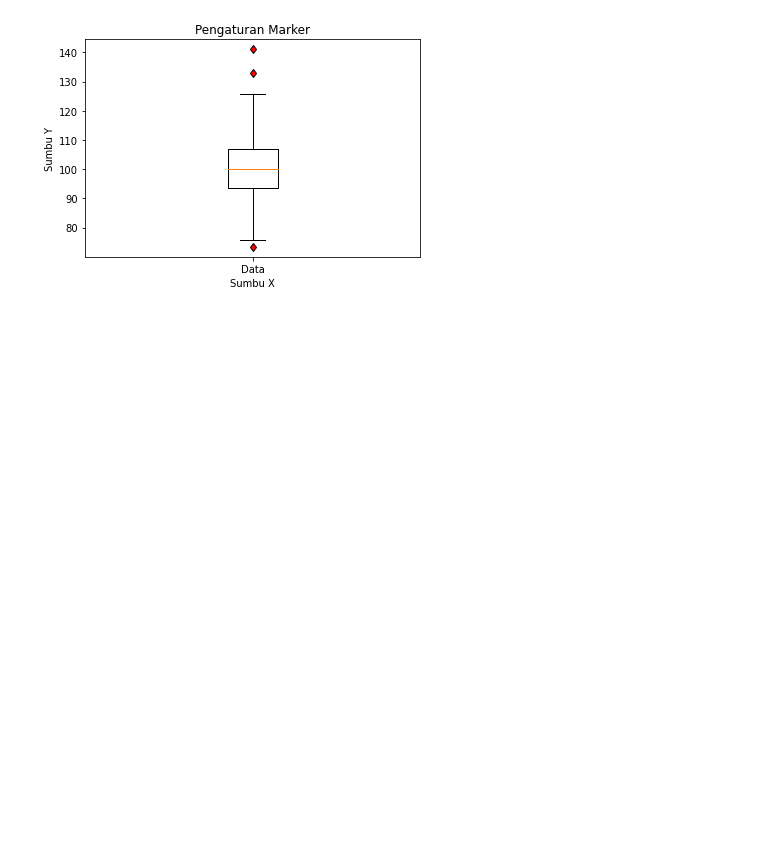
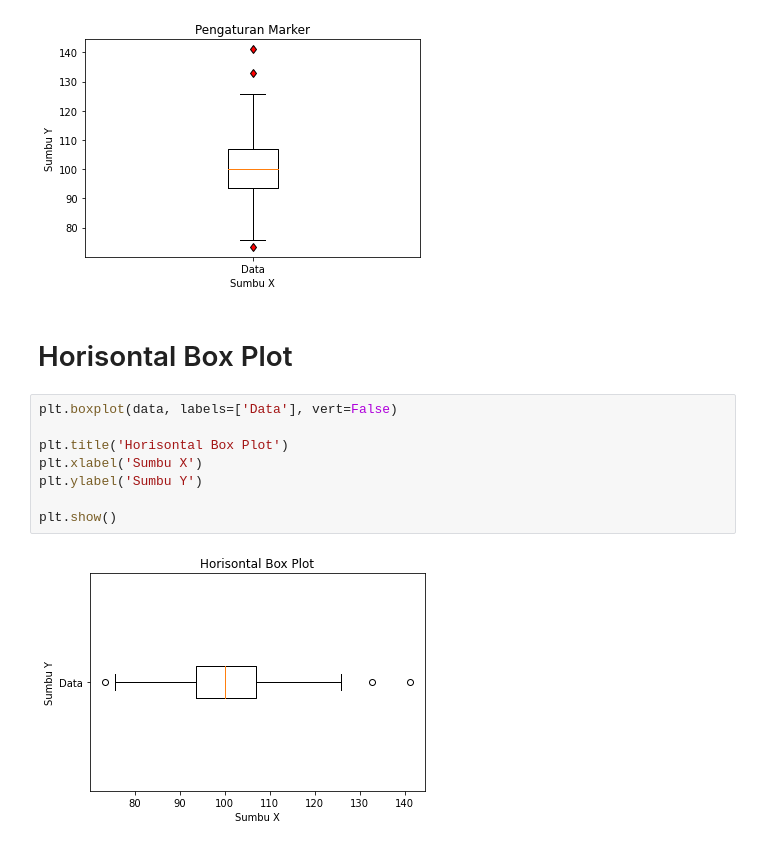
Before and after one commit to jstinlie/BelajarMatplotlib, a Jupyter notebook: matplotlib10.ipynb, the cells around one changed output. Drawn from its saved outputs; the diff is of its cells as text; blank space fills up the shorter version.

Commit message:
Membuat Horisontal Boxplot

```diff
--- a/matplotlib10.ipynb
+++ b/matplotlib10.ipynb
@@ -79,3 +79,15 @@ plt.ylabel('Sumbu Y')
 plt.show()
 # %% [output]
 [figure]
+# %% [markdown]
+# Horisontal Box Plot
+# %%
+plt.boxplot(data, labels=['Data'], vert=False)
+
+plt.title('Horisontal Box Plot')
+plt.xlabel('Sumbu X')
+plt.ylabel('Sumbu Y')
+
+plt.show()
+# %% [output]
+[figure, added]
```
